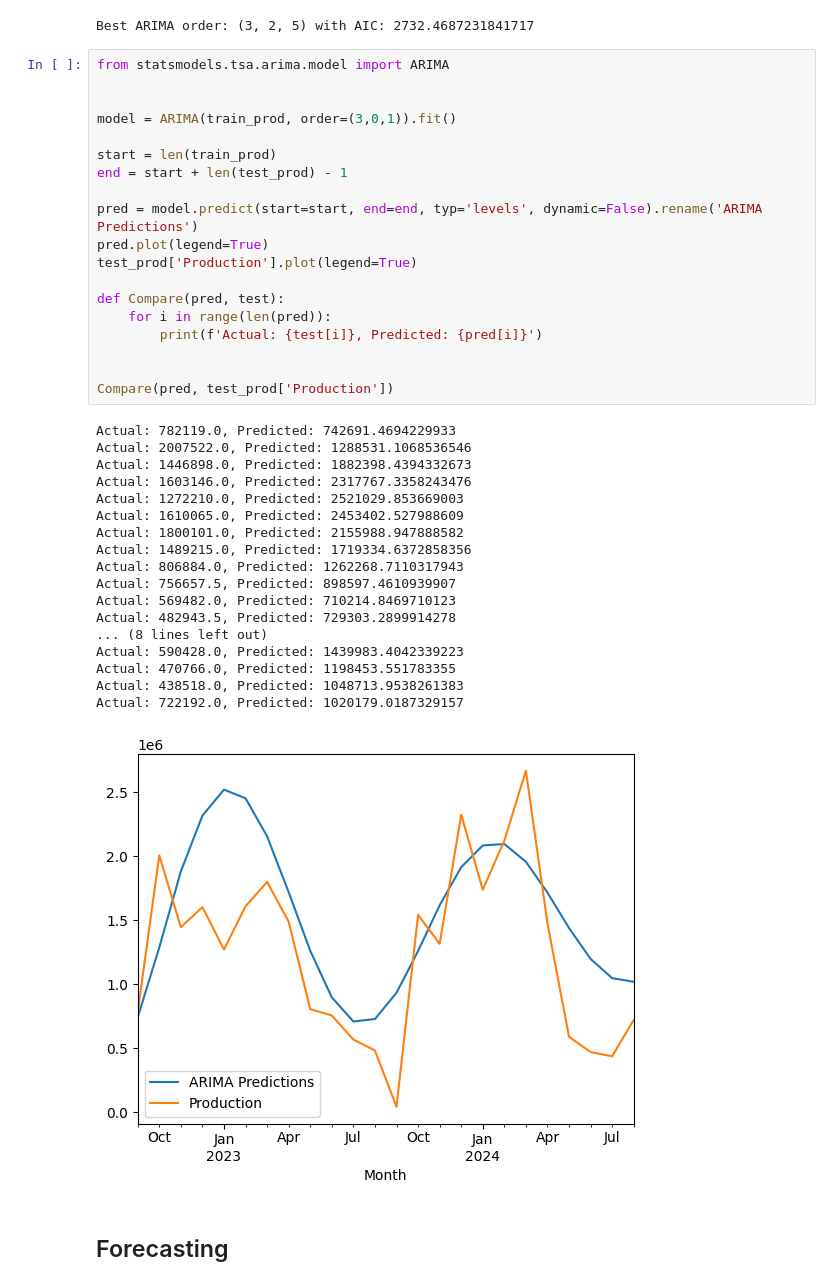
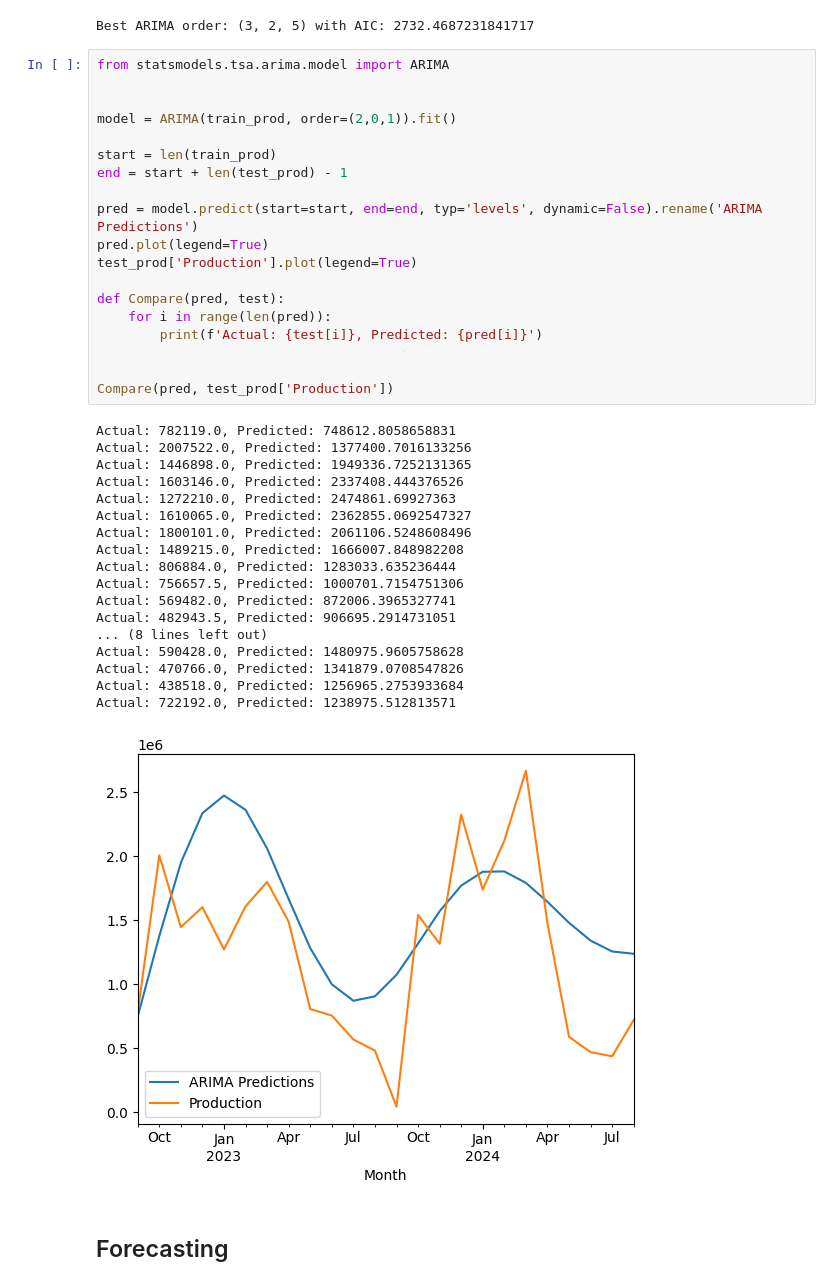
Before and after one commit to LeinnarF/Math_Modeling_Research_ARIMAX, a Jupyter notebook: Production_ARIMA.ipynb, the cells around one changed output. Saved outputs shown, nothing was run; the diff lists cells and outputs as text.

```diff
--- a/Production_ARIMA.ipynb
+++ b/Production_ARIMA.ipynb
@@ -164,41 +172,41 @@ Best ARIMA order: (3, 2, 5) with AIC: 2732.4687231841717
 # %%
 from statsmodels.tsa.arima.model import ARIMA
 
 
-model = ARIMA(train_prod, order=(3,0,1)).fit()
+model = ARIMA(train_prod, order=(2,0,1)).fit()
 
 start = len(train_prod)
 end = start + len(test_prod) - 1
 
 pred = model.predict(start=start, end=end, typ='levels', dynamic=False).rename('ARIMA Predictions')
 pred.plot(legend=True)
 test_prod['Production'].plot(legend=True)
 
 def Compare(pred, test):
     for i in range(len(pred)):
         print(f'Actual: {test[i]}, Predicted: {pred[i]}')
 
 
 Compare(pred, test_prod['Production'])
 # %% [output]
-Actual: 782119.0, Predicted: 742691.4694229933
-Actual: 2007522.0, Predicted: 1288531.1068536546
-Actual: 1446898.0, Predicted: 1882398.4394332673
-Actual: 1603146.0, Predicted: 2317767.3358243476
-Actual: 1272210.0, Predicted: 2521029.853669003
-Actual: 1610065.0, Predicted: 2453402.527988609
-Actual: 1800101.0, Predicted: 2155988.947888582
-Actual: 1489215.0, Predicted: 1719334.6372858356
-Actual: 806884.0, Predicted: 1262268.7110317943
-Actual: 756657.5, Predicted: 898597.4610939907
-Actual: 569482.0, Predicted: 710214.8469710123
-Actual: 482943.5, Predicted: 729303.2899914278
+Actual: 782119.0, Predicted: 748612.8058658831
+Actual: 2007522.0, Predicted: 1377400.7016133256
+Actual: 1446898.0, Predicted: 1949336.7252131365
+Actual: 1603146.0, Predicted: 2337408.444376526
+Actual: 1272210.0, Predicted: 2474861.69927363
+Actual: 1610065.0, Predicted: 2362855.0692547327
+Actual: 1800101.0, Predicted: 2061106.5248608496
+Actual: 1489215.0, Predicted: 1666007.848982208
+Actual: 806884.0, Predicted: 1283033.635236444
+Actual: 756657.5, Predicted: 1000701.7154751306
+Actual: 569482.0, Predicted: 872006.3965327741
+Actual: 482943.5, Predicted: 906695.2914731051
 ... (8 lines left out)
-Actual: 590428.0, Predicted: 1439983.4042339223
-Actual: 470766.0, Predicted: 1198453.551783355
-Actual: 438518.0, Predicted: 1048713.9538261383
-Actual: 722192.0, Predicted: 1020179.0187329157
+Actual: 590428.0, Predicted: 1480975.9605758628
+Actual: 470766.0, Predicted: 1341879.0708547826
+Actual: 438518.0, Predicted: 1256965.2753933684
+Actual: 722192.0, Predicted: 1238975.512813571
-[figure, old version]
+[figure, new version]
 # %% [markdown]
 ## Forecasting
 # %%
```
Also changed, not shown: parts of 3 cells of this notebook, 1 other file.
